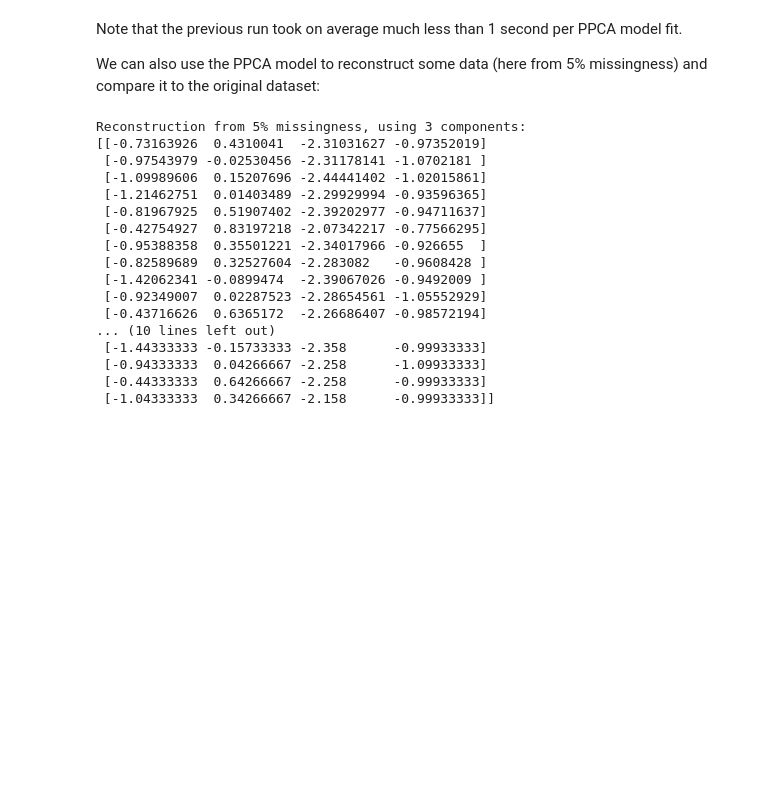
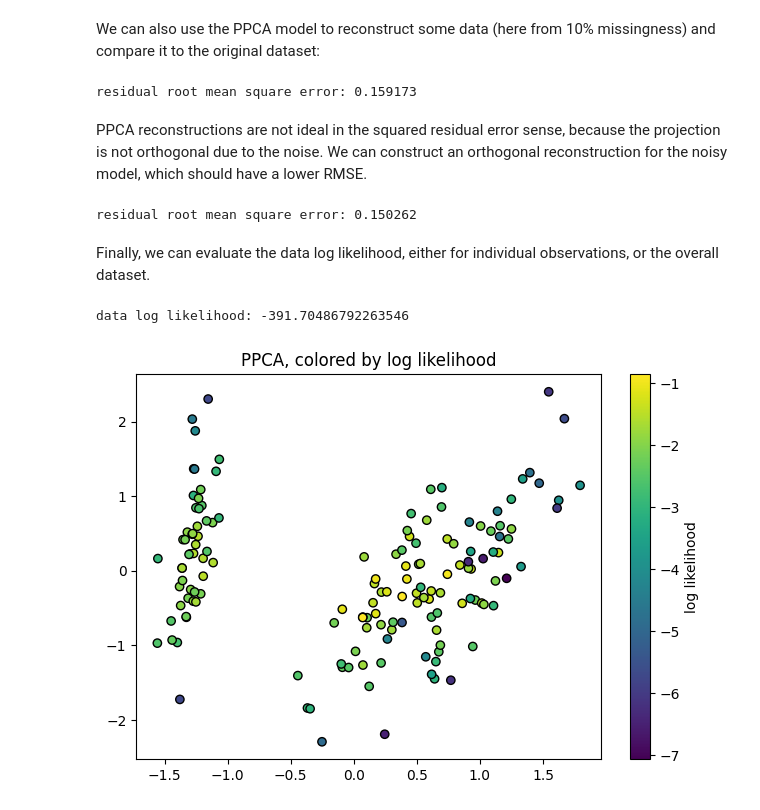
Before and after one commit to brdav/ppca, a Jupyter notebook: demo.ipynb, the cells around one changed output. Cells and saved outputs as stored; diff of their text form; code cells hidden in the pictures; blank space fills up the shorter version.

```diff
--- a/demo.ipynb
+++ b/demo.ipynb
@@ -164,37 +160,41 @@ Execution time: 8.350345134735107 seconds
 # %% [markdown]
-Note that the previous run took on average much less than 1 second per PPCA model fit.
-
-We can also use the PPCA model to reconstruct some data (here from 5% missingness) and compare it to the original dataset:
+We can also use the PPCA model to reconstruct some data (here from 10% missingness) and compare it to the original dataset:
 # %%
-# Remove 5% of the data randomly
+# Remove 10% of the data randomly
 missing = np.random.uniform(size=X.shape) < 0.1
 X_missing = X.copy()
 X_missing[missing] = np.nan
 
-em_ppca = EMPPCA(n_components=3)
-Z = em_ppca.fit_transform(X_missing)
+ppca = PPCA(n_components=2)
+Z = ppca.fit_transform(X_missing)
 
-X_hat = Z @ em_ppca.components_ + em_ppca.mean_[np.newaxis, :]
+X_hat = ppca.reconstruct(Z)
+print(f"residual root mean square error: {np.sqrt(np.nanmean((X_missing - X_hat) ** 2)):.6f}")
+# %% [output]
+residual root mean square error: 0.159173
-# %%
-print("Reconstruction from 5% missingness, using 3 components:")
-print(X_hat[:12, :])
-print("Original:")
-print(X[:12, :])
-# %% [output]
-Reconstruction from 5% missingness, using 3 components:
-[[-0.73163926  0.4310041  -2.31031627 -0.97352019]
- [-0.97543979 -0.02530456 -2.31178141 -1.0702181 ]
- [-1.09989606  0.15207696 -2.44441402 -1.02015861]
- [-1.21462751  0.01403489 -2.29929994 -0.93596365]
- [-0.81967925  0.51907402 -2.39202977 -0.94711637]
- [-0.42754927  0.83197218 -2.07342217 -0.77566295]
- [-0.95388358  0.35501221 -2.34017966 -0.926655  ]
- [-0.82589689  0.32527604 -2.283082   -0.9608428 ]
- [-1.42062341 -0.0899474  -2.39067026 -0.9492009 ]
- [-0.92349007  0.02287523 -2.28654561 -1.05552929]
- [-0.43716626  0.6365172  -2.26686407 -0.98572194]
-... (10 lines left out)
- [-1.44333333 -0.15733333 -2.358      -0.99933333]
- [-0.94333333  0.04266667 -2.258      -1.09933333]
- [-0.44333333  0.64266667 -2.258      -0.99933333]
- [-1.04333333  0.34266667 -2.158      -0.99933333]]
+# %% [markdown]
+PPCA reconstructions are not ideal in the squared residual error sense, because the projection is not orthogonal due to the noise. We can construct an orthogonal reconstruction for the noisy model, which should have a lower RMSE.
+# %%
+X_hat = ppca.reconstruct(Z, orthogonal=True)
+print(f"residual root mean square error: {np.sqrt(np.nanmean((X_missing - X_hat) ** 2)):.6f}")
+# %% [output]
+residual root mean square error: 0.150262
+# %% [markdown]
+Finally, we can evaluate the data log likelihood, either for individual observations, or the overall dataset.
+# %%
+print(f"data log likelihood: {ppca.log_likelihood(X_missing)}")
+
+ll = ppca.log_likelihood(X_missing, reduction='none')
+
+# Plotting
+fig, ax = plt.subplots(1, 1, figsize=(7.5, 5))
+
+im = ax.scatter(Z[:, 0], Z[:, 1], c=ll, edgecolor="k")
+ax.set_title("PPCA, colored by log likelihood")
+cbar = fig.colorbar(im)
+cbar.set_label("log likelihood")
+
+plt.show()
+# %% [output]
+data log likelihood: -391.70486792263546
+[figure, added]
```
Also changed, not shown: parts of 16 cells of this notebook, 4 other files.
